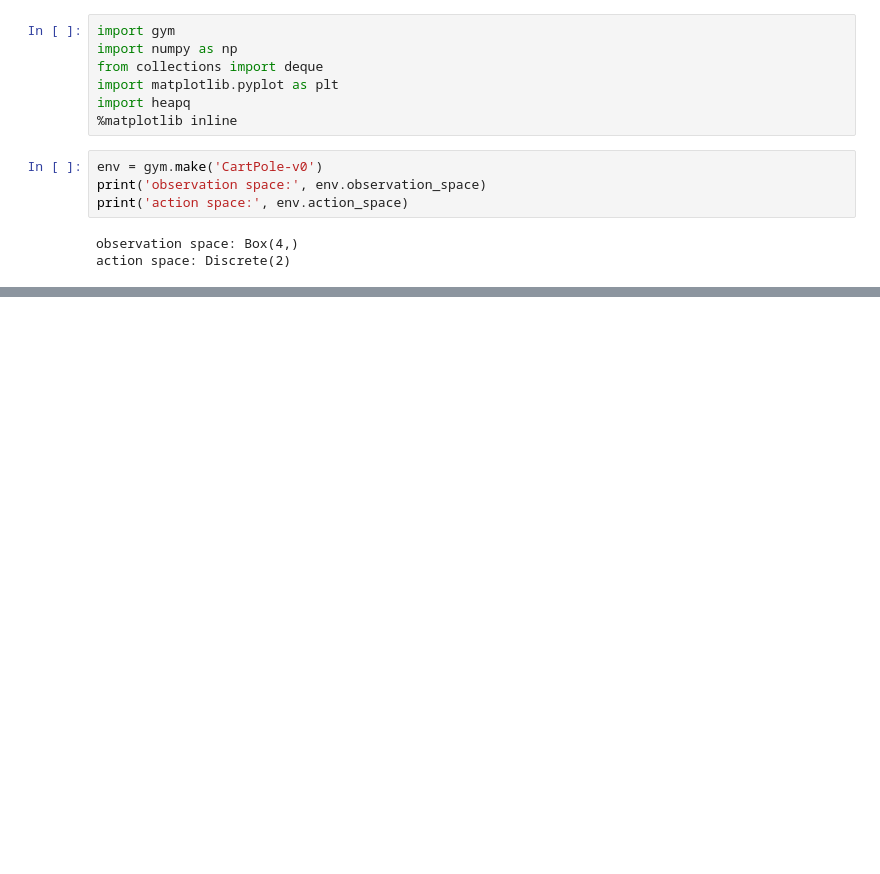
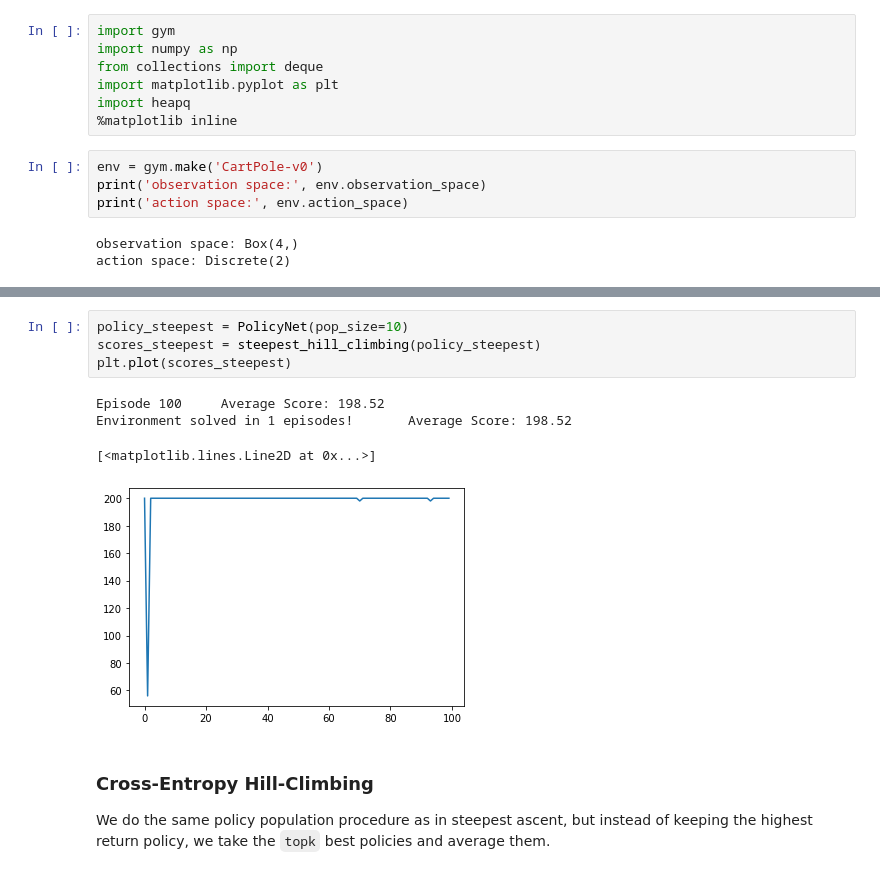
Before and after one commit to andrefmsmith/amsRL_openAIgym, a Jupyter notebook: CodeBlog_Cartpole_Policy.ipynb, the cells around one changed output, grey strips where cells are left out. Saved outputs shown, nothing was run; the diff lists cells and outputs as text; blank space fills up the shorter version.

````diff
--- a/CodeBlog_Cartpole_Policy.ipynb
+++ b/CodeBlog_Cartpole_Policy.ipynb
@@ -368,0 +180,12 @@ ValueError: setting an array element with a sequence.
+# %%
+policy_steepest = PolicyNet(pop_size=10)
+scores_steepest = steepest_hill_climbing(policy_steepest)
+plt.plot(scores_steepest)
+# %% [output]
+Episode 100     Average Score: 198.52
+Environment solved in 1 episodes!       Average Score: 198.52
+[<matplotlib.lines.Line2D at 0x...>]
+[figure, added]
+# %% [markdown]
+### Cross-Entropy Hill-Climbing
+We do the same policy population procedure as in steepest ascent, but instead of keeping the highest return policy, we take the ```topk``` best policies and average them.
````
Also changed, not shown: parts of 36 cells of this notebook.
